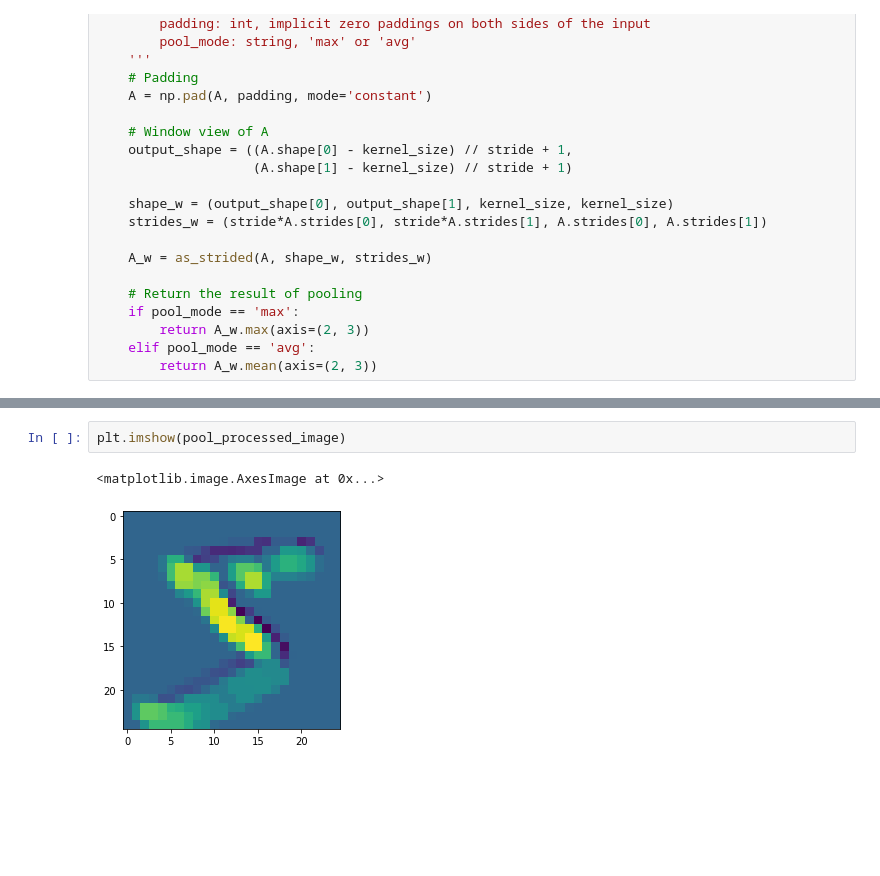
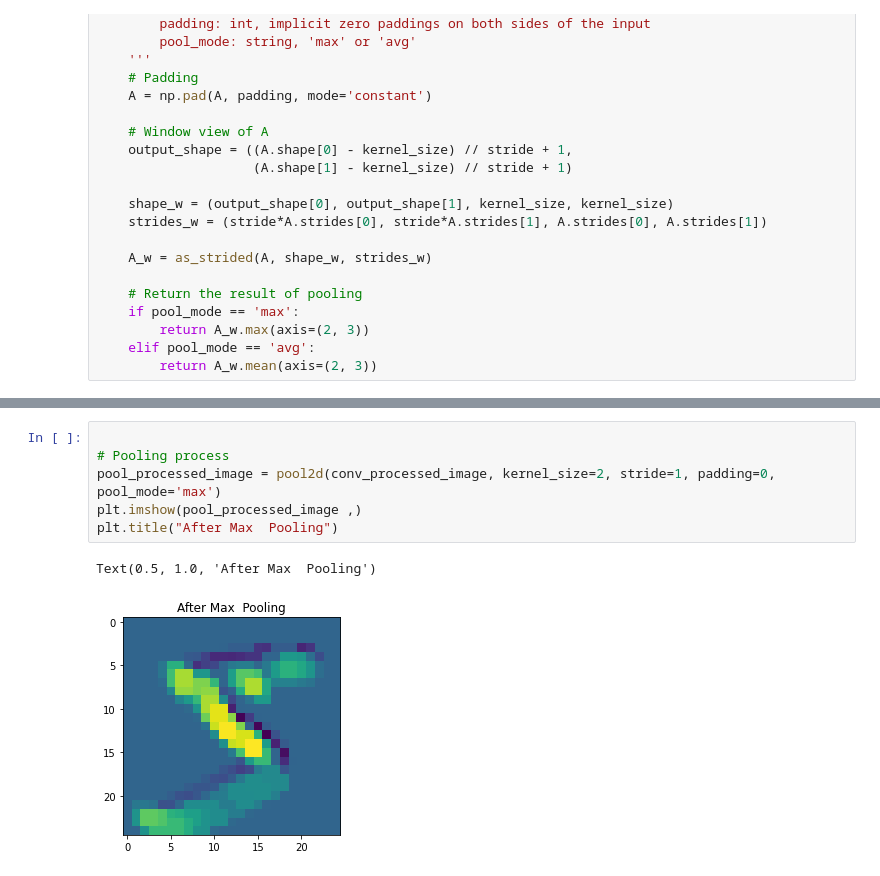
Before and after one commit to AkbarIsmayilov/NN_FINAL, a Jupyter notebook: CNNnumPy.ipynb, the cells around one changed output, grey strips where cells are left out. Cells and saved outputs as stored; diff of their text form; blank space fills up the shorter version.

```diff
--- a/CNNnumPy.ipynb
+++ b/CNNnumPy.ipynb
@@ -295,5 +277,9 @@ CONV  [[   0.    0.    0.    0.    0.    0.    0.    0.    0.    0.    0.    0.
-# %%
-plt.imshow(pool_processed_image)
-# %% [output]
-<matplotlib.image.AxesImage at 0x...>
-[figure, removed]
+# %%
+
+# Pooling process
+pool_processed_image = pool2d(conv_processed_image, kernel_size=2, stride=1, padding=0, pool_mode='max')
+plt.imshow(pool_processed_image ,)
+plt.title("After Max  Pooling")
+# %% [output]
+Text(0.5, 1.0, 'After Max  Pooling')
+[figure, added]
```
Also changed, not shown: parts of 2 cells of this notebook.
